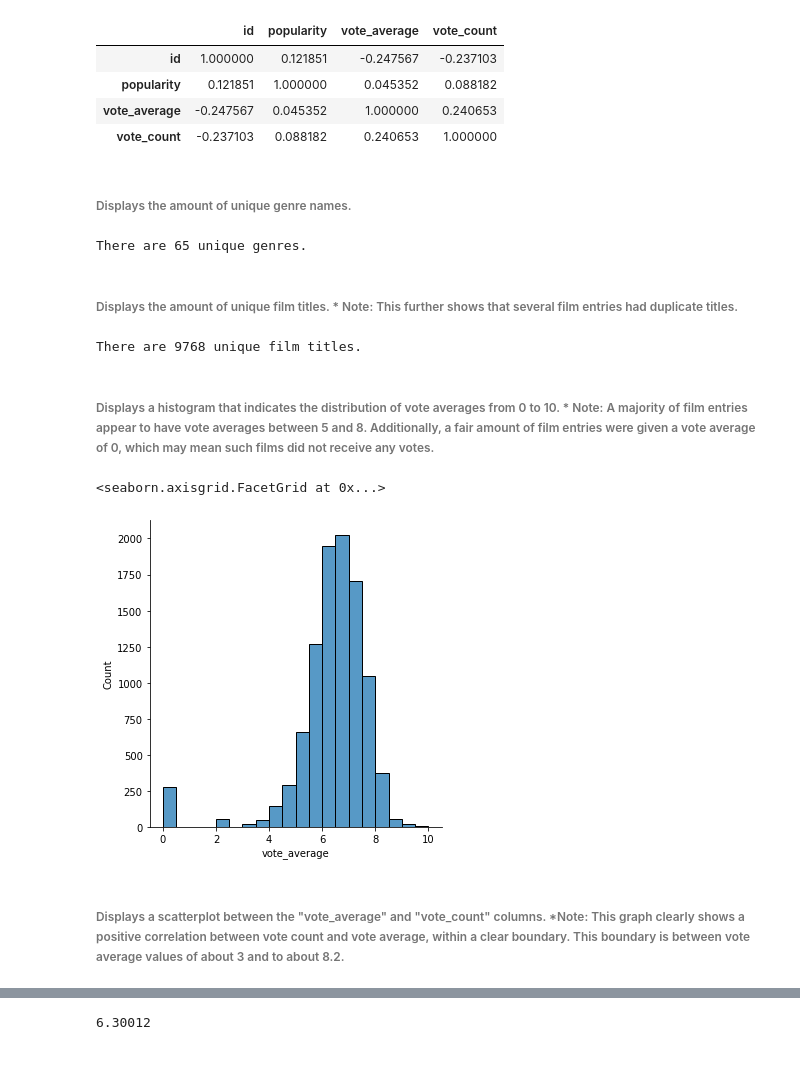
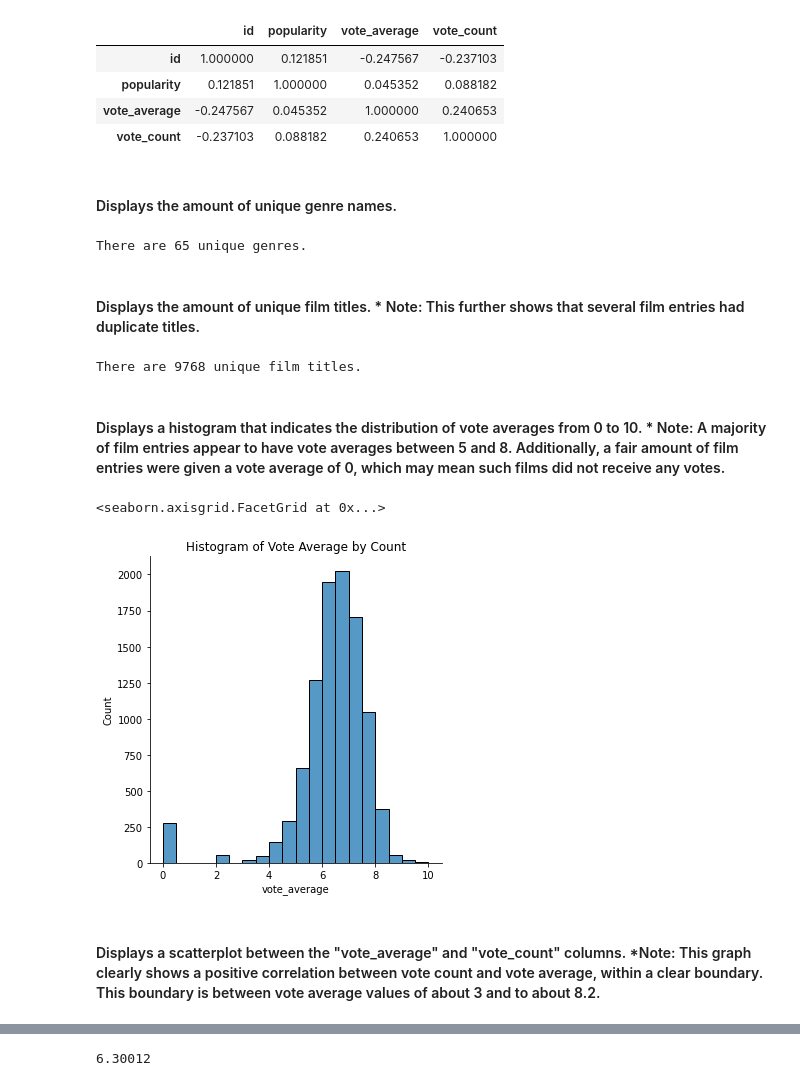
Before and after one commit to dreakian/Practice_Project_Movies, a Jupyter notebook: movies_da.ipynb, the cells around one changed output, grey strips where cells are left out. Cells and saved outputs as stored; diff of their text form; code cells hidden in the pictures.

```diff
--- a/movies_da.ipynb
+++ b/movies_da.ipynb
@@ -258,7 +265,7 @@ mov_df.corr()
 | vote_average | -0.247567 | 0.045352 | 1.000000 | 0.240653 |
 | vote_count | -0.237103 | 0.088182 | 0.240653 | 1.000000 |
 # %% [markdown]
-###### Displays the amount of unique genre names.
+#### Displays the amount of unique genre names.
 # %%
 num_of_genres = mov_df["genre"].value_counts().nunique()
 
@@ -266,7 +273,7 @@ print(f"There are {num_of_genres} unique genres.")
 # %% [output]
 There are 65 unique genres.
 # %% [markdown]
-###### Displays the amount of unique film titles.  * Note: This further shows that several film entries had duplicate titles.
+#### Displays the amount of unique film titles.  * Note: This further shows that several film entries had duplicate titles.
 # %%
 num_of_titles = mov_df["original_title"].nunique()
 
@@ -274,12 +281,12 @@ print(f"There are {num_of_titles} unique film titles.")
 # %% [output]
 There are 9768 unique film titles.
 # %% [markdown]
-###### Displays a histogram that indicates the distribution of vote averages from 0 to 10. * Note: A majority of film entries appear to have vote averages between 5 and 8. Additionally, a fair amount of film entries were given a vote average of 0, which may mean such films did not receive any votes.
+#### Displays a histogram that indicates the distribution of vote averages from 0 to 10. * Note: A majority of film entries appear to have vote averages between 5 and 8. Additionally, a fair amount of film entries were given a vote average of 0, which may mean such films did not receive any votes.
 # %%
-sns.displot(data=mov_df, x="vote_average", binwidth=0.5)
+sns.displot(data=mov_df, x="vote_average", binwidth=0.5).set(title="Histogram of Vote Average by Count")
 # %% [output]
 <seaborn.axisgrid.FacetGrid at 0x...>
-[figure, old version]
+[figure, new version]
 # %% [markdown]
-###### Displays a scatterplot between the "vote_average" and "vote_count" columns. *Note: This graph clearly shows a positive correlation between vote count and vote average, within a clear boundary. This boundary is between vote average values of about 3 and to about 8.2.
+#### Displays a scatterplot between the "vote_average" and "vote_count" columns. *Note: This graph clearly shows a positive correlation between vote count and vote average, within a clear boundary. This boundary is between vote average values of about 3 and to about 8.2.
 # %%
```
Also changed, not shown: parts of 33 cells of this notebook.
